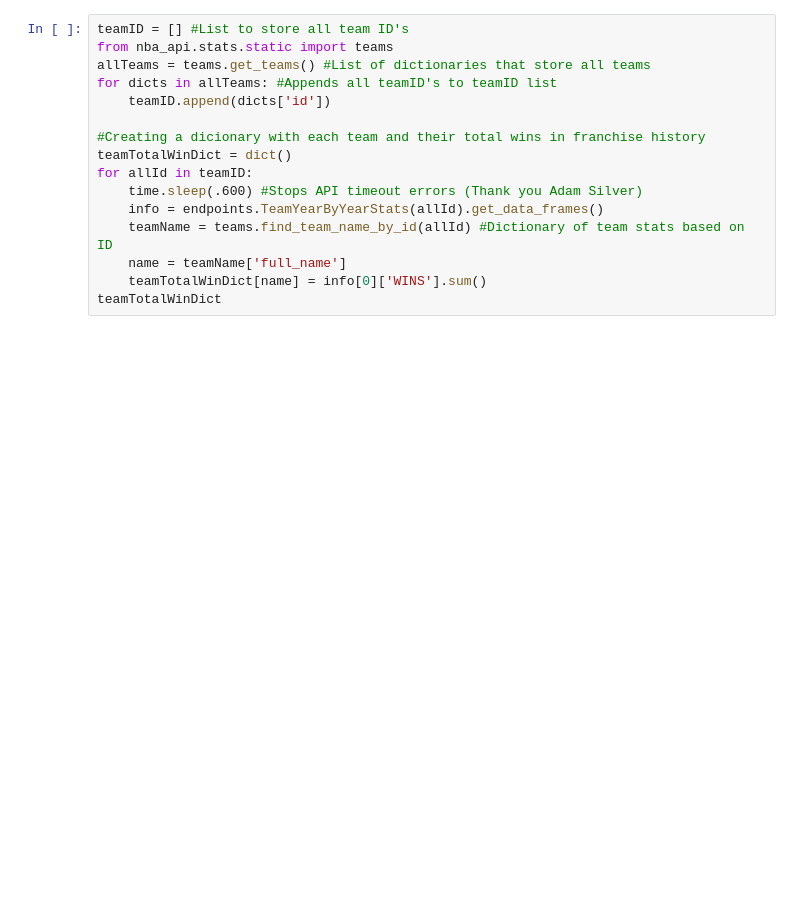
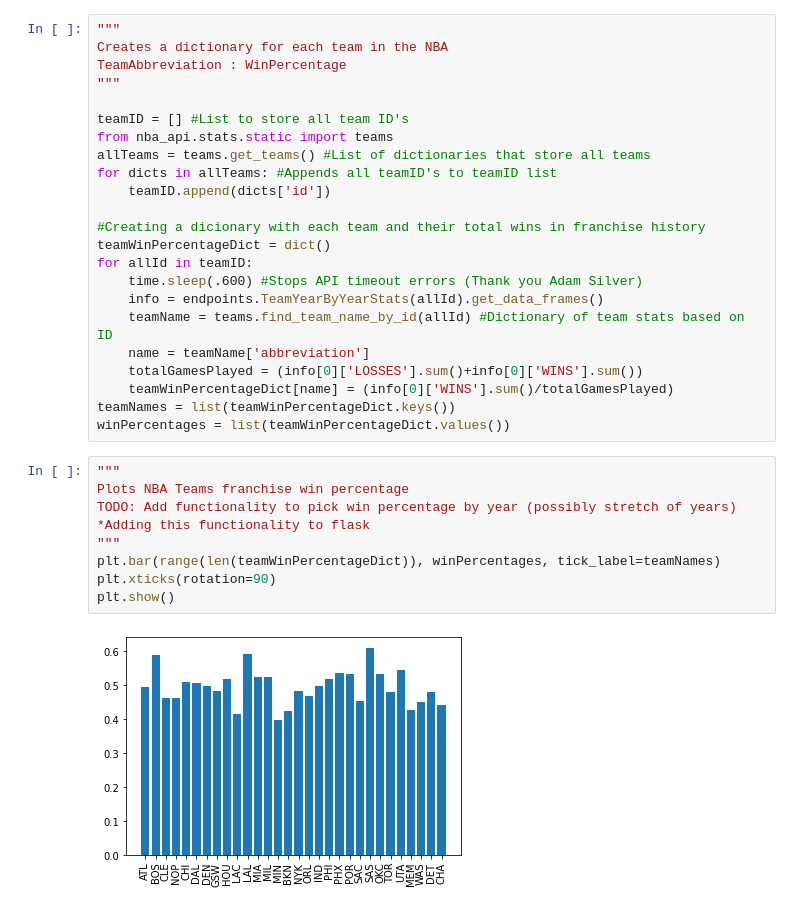
Before and after one commit to brycekickbush/NBA-Jupyter-Notebook, a Jupyter notebook: NBA.ipynb, the cells around one changed output. Drawn from its saved outputs; the diff is of its cells as text; blank space fills up the shorter version.

```diff
--- a/NBA.ipynb
+++ b/NBA.ipynb
@@ -33,4 +40,9 @@ ax2 = df.plot.scatter(x='PTS', y='REB')
 # %%
+"""
+Creates a dictionary for each team in the NBA
+TeamAbbreviation : WinPercentage
+"""
+
 teamID = [] #List to store all team ID's
 from nba_api.stats.static import teams
 allTeams = teams.get_teams() #List of dictionaries that store all teams
@@ -38,11 +50,24 @@ for dicts in allTeams: #Appends all teamID's to teamID list
     teamID.append(dicts['id'])
 
 #Creating a dicionary with each team and their total wins in franchise history
-teamTotalWinDict = dict()
+teamWinPercentageDict = dict()
 for allId in teamID:
     time.sleep(.600) #Stops API timeout errors (Thank you Adam Silver)
     info = endpoints.TeamYearByYearStats(allId).get_data_frames()
     teamName = teams.find_team_name_by_id(allId) #Dictionary of team stats based on ID
-    name = teamName['full_name']
-    teamTotalWinDict[name] = info[0]['WINS'].sum()
-teamTotalWinDict
+    name = teamName['abbreviation']
+    totalGamesPlayed = (info[0]['LOSSES'].sum()+info[0]['WINS'].sum())
+    teamWinPercentageDict[name] = (info[0]['WINS'].sum()/totalGamesPlayed)
+teamNames = list(teamWinPercentageDict.keys())
+winPercentages = list(teamWinPercentageDict.values())
+# %%
+"""
+Plots NBA Teams franchise win percentage
+TODO: Add functionality to pick win percentage by year (possibly stretch of years)
+*Adding this functionality to flask
+"""
+plt.bar(range(len(teamWinPercentageDict)), winPercentages, tick_label=teamNames)
+plt.xticks(rotation=90)
+plt.show()
+# %% [output]
+[figure, added]
```
Also changed, not shown: parts of 2 cells of this notebook.
